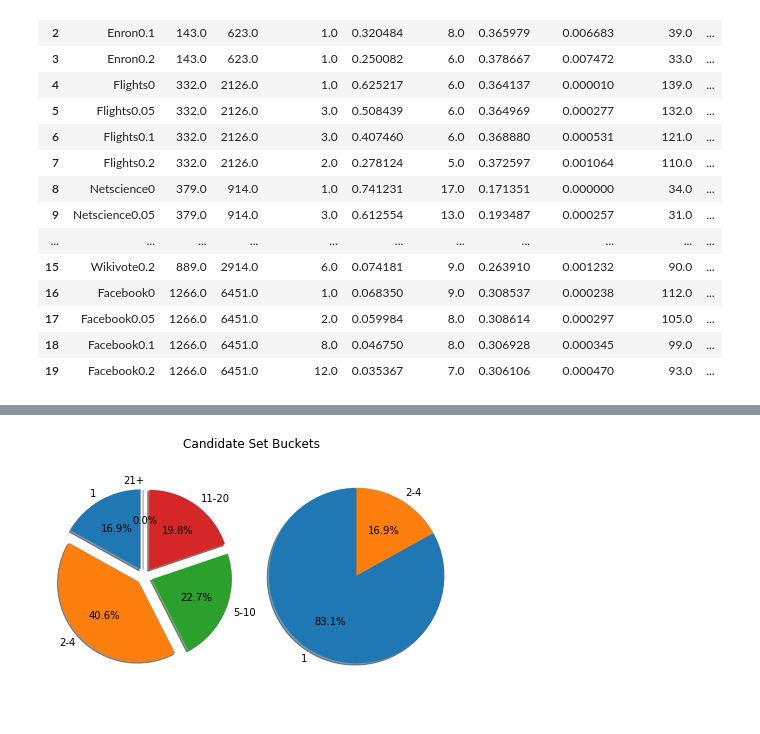
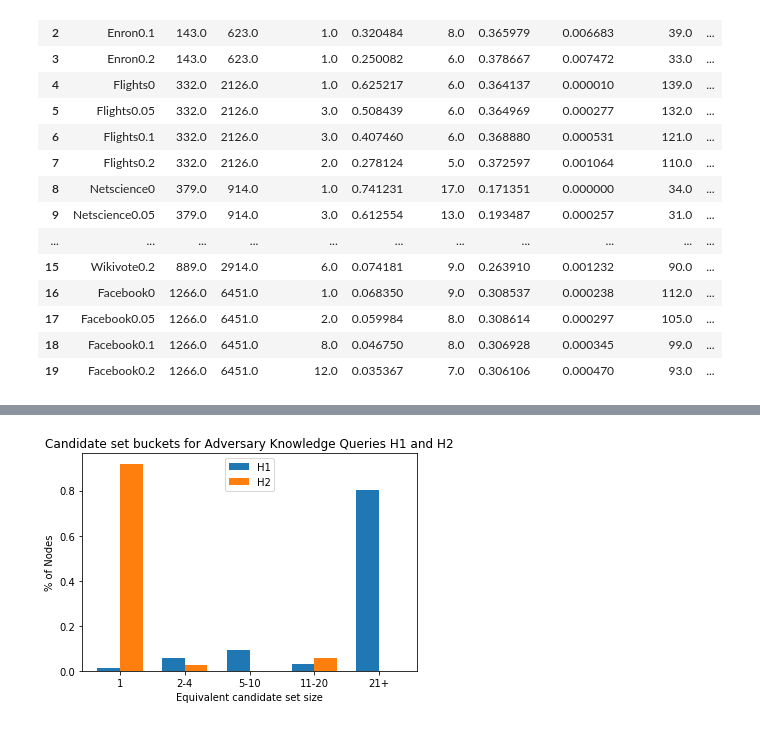
Before and after one commit to bartekpiaskowski/SNACS_project, a Jupyter notebook: PROJECT_CODE.ipynb, the cells around one changed output, grey strips where cells are left out. Drawn from its saved outputs; the diff is of its cells as text; code cells hidden in the pictures.

```diff
--- a/PROJECT_CODE.ipynb
+++ b/PROJECT_CODE.ipynb
@@ -367,6 +365,8 @@ df_pert
 import anonymity
 from random import choice
 # %%
-for graph in graphs:
-    pert_graph = perturbation(graph, 0.1)
-    print([anonymity.deanonymize_h(pert_graph, i) for i in range(0, 5)])
+def nodes_cand_dist(graph = pert_graph, query = 1):
+    dist = []
+    for i in [anonymity.deanonymize_h(pert_graph, i) for i in range(0, 5)][query]:
+        dist.append([i][0])
+    return dist
@@ -391,22 +373,24 @@ dtype: float64]
-# %%
-# Pie chart, where the slices will be ordered and plotted counter-clockwise:
-labels = '1', '2-4', '5-10', '11-20', '21+'
-labels2 = '1', '2-4'
-sizes = [3.5, 8.4, 4.7, 4.1, 0]
-sizes2 = [0.98, 0.2]
-explode = (0.1, 0.1, 0.1, 0.1, 0.1)  # only "explode" the 2nd slice (i.e. 'Hogs')
-explode2 = (0, 0)
-fig1, ax1 = plt.subplots(1,2)
-fig1.suptitle("Candidate Set Buckets")
-ax1[0].pie(sizes, explode=explode, labels=labels, autopct='%1.1f%%',
-        shadow=True, startangle=90)
-ax1[0].axis('equal')  # Equal aspect ratio ensures that pie is drawn as a circle.
-
-ax1[1].pie(sizes2, explode=explode2, labels=labels2, autopct='%1.1f%%',
-        shadow=True, startangle=90)
-ax1[1].axis('equal')  # Equal aspect ratio ensures that pie is drawn as a circle.
-fig1.tight_layout(pad = 1)
-plt.savefig("Enronbucket")
-plt.show()
-# %% [output]
-[figure, removed]
+# %%
+# Plot candidate set distribution
+
+labels = ['1', '2-4', '5-10', '11-20', '21+']
+
+sizes = nodes_cand_dist(pert_graph, query=1)
+sizes2 = nodes_cand_dist(pert_graph, query=2)
+
+x = np.arange(len(labels))  # the label locations
+width = 0.35  # the width of the bars
+
+fig, ax = plt.subplots()
+rects1 = ax.bar(x - width/2, sizes, width, label='H1')
+rects2 = ax.bar(x + width/2, sizes2, width, label='H2')
+
+ax.set_ylabel('% of Nodes')
+ax.set_xlabel("Equivalent candidate set size")
+ax.set_title('Candidate set buckets for Adversary Knowledge Queries H1 and H2')
+ax.set_xticks(x)
+ax.set_xticklabels(labels)
+ax.legend()
+plt.savefig("Enronbucket")
+# %% [output]
+[figure, added]
```
Also changed, not shown: parts of 5 cells of this notebook.
